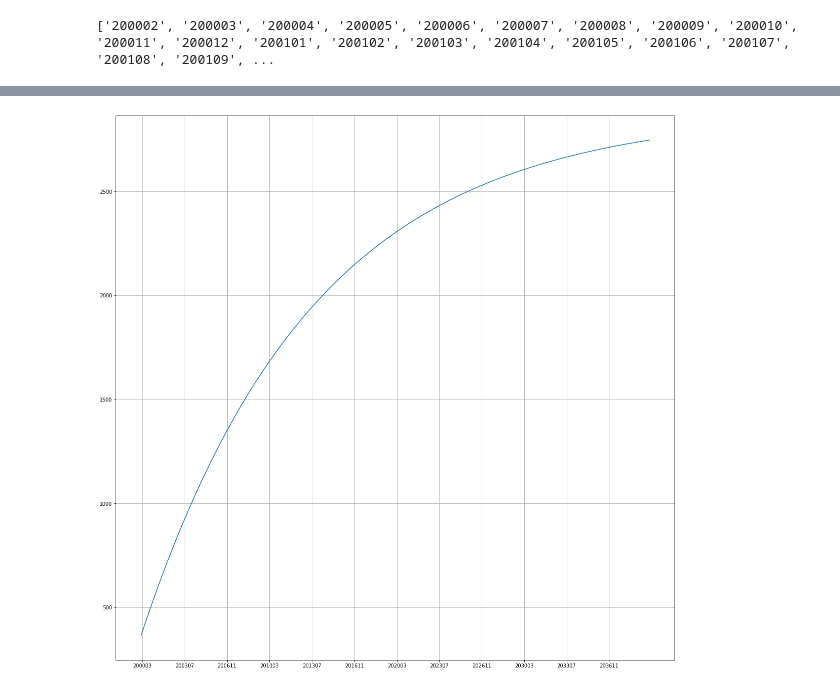
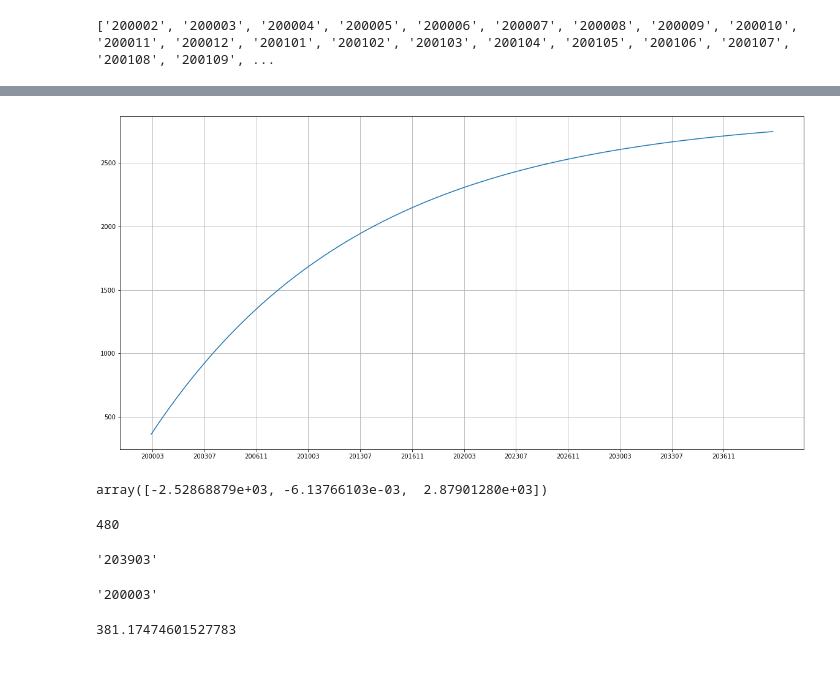
Before and after one commit to skyiwalker/kospi-regression, a Jupyter notebook: kospi-regression.ipynb, the cells around one changed output, grey strips where cells are left out. Saved outputs shown, nothing was run; the diff lists cells and outputs as text; code cells hidden in the pictures.

```diff
--- a/kospi-regression.ipynb
+++ b/kospi-regression.ipynb
@@ -116,11 +127,31 @@ array([  1,   2,   3,   4,   5,   6,   7,   8,   9,  10,  11,  12,  13,
        456, 457, 458, 459, 460, 461, 462, 463, 464, 465, 466, 467, 468,
        469, 470, 471, 472, 473, 474, 475, 476, 477, 478, 479, 480])
 # %%
-f3 = expfit[0][0] * np.exp(expfit[0][1]*X2) + expfit[0][2]
-plt.plot(str_date_list, f3)
+f3_predict = expfit[0][0] * np.exp(expfit[0][1]*X2) + expfit[0][2]
+plt.plot(str_date_list, f3_predict)
 plt.xticks(np.arange(1,datelen+1,40))
 plt.grid()
-plt.rcParams['figure.figsize'] = [20, 20]
+plt.rcParams['figure.figsize'] = [30, 10]
 plt.show()
 # %% [output]
-[figure, old version]
+[figure, new version]
+# %%
+expfit[0]
+# %% [output]
+array([-2.52868879e+03, -6.13766103e-03,  2.87901280e+03])
+# %%
+len(str_date_list)
+# %% [output]
+480
+# %%
+str_date_list[469]
+# %% [output]
+'203903'
+# %%
+str_date_list[1]
+# %% [output]
+'200003'
+# %%
+f3_predict[1]
+# %% [output]
+381.17474601527783
```
Also changed, not shown: parts of 5 cells of this notebook, 1 other file.
